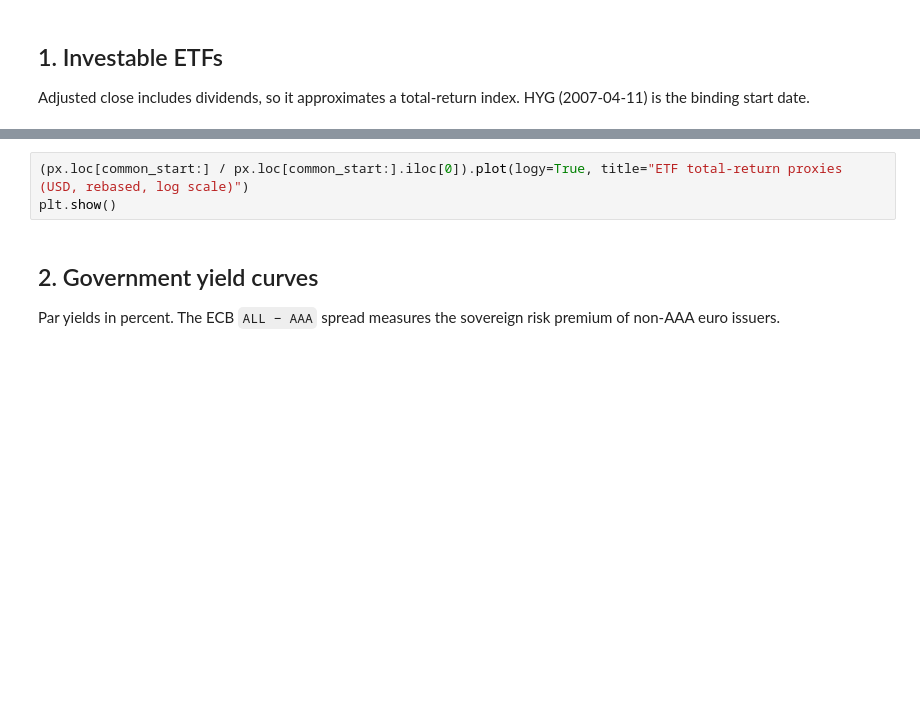
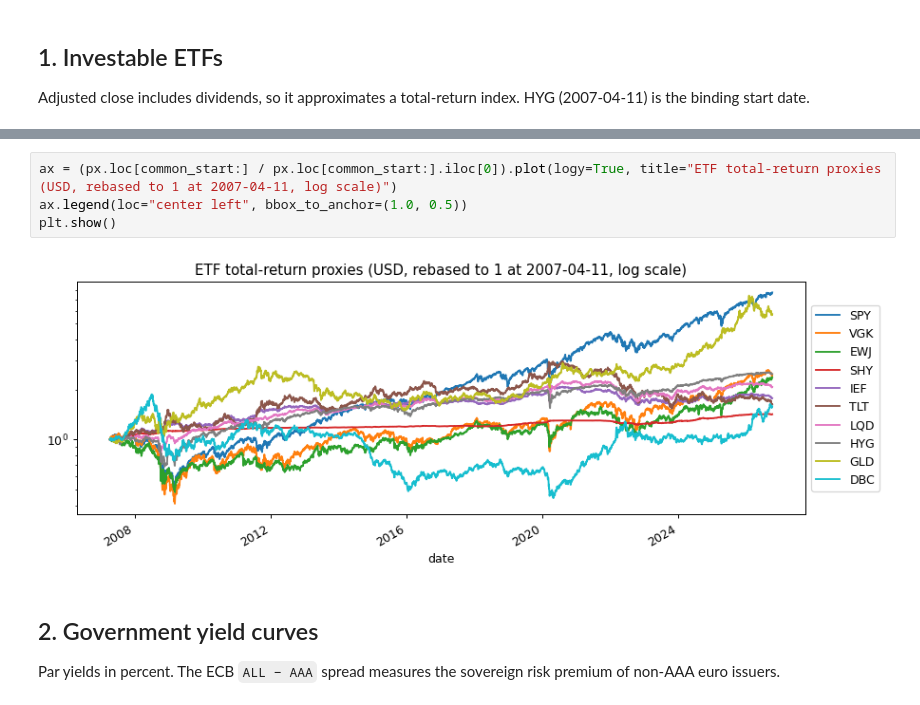
Before and after one commit to jskim-quant/risk-portfolio, a Jupyter notebook: 02_multi_asset_portfolio_risk/notebooks/01_data_pipeline.ipynb, the cells around one changed output, grey strips where cells are left out. Drawn from its saved outputs; the diff is of its cells as text; blank space fills up the shorter version.

```diff
--- a/02_multi_asset_portfolio_risk/notebooks/01_data_pipeline.ipynb
+++ b/02_multi_asset_portfolio_risk/notebooks/01_data_pipeline.ipynb
@@ -41,6 +54,9 @@ coverage
 # %%
-(px.loc[common_start:] / px.loc[common_start:].iloc[0]).plot(logy=True, title="ETF total-return proxies (USD, rebased, log scale)")
+ax = (px.loc[common_start:] / px.loc[common_start:].iloc[0]).plot(logy=True, title="ETF total-return proxies (USD, rebased to 1 at 2007-04-11, log scale)")
+ax.legend(loc="center left", bbox_to_anchor=(1.0, 0.5))
 plt.show()
+# %% [output]
+[figure, added]
 # %% [markdown]
 ## 2. Government yield curves
 
```
Also changed, not shown: parts of 8 cells of this notebook.
